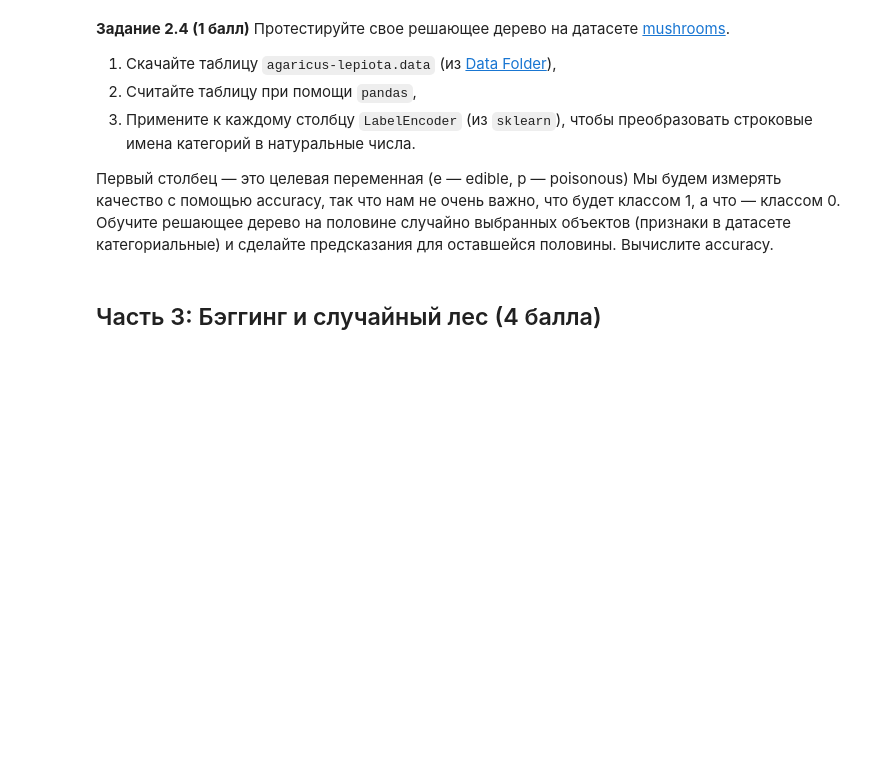
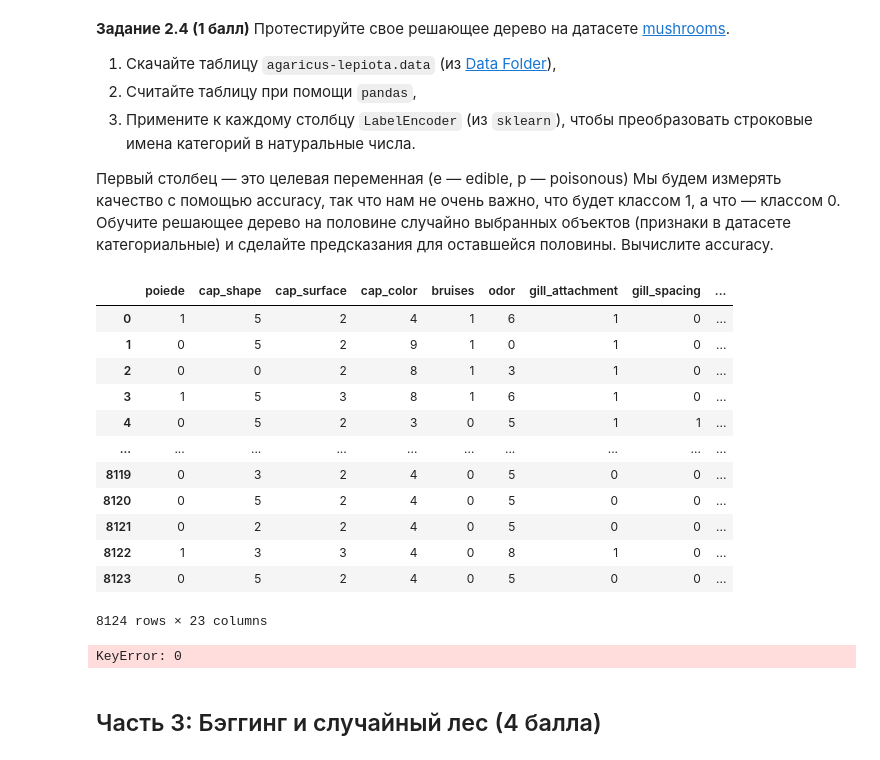
Before and after one commit to LostImagin4tion/iad-intro-ds, a Jupyter notebook: 2023/homeworks/hw07-trees/hw07-trees-rf.ipynb, the cells around one changed output. Cells and saved outputs as stored; diff of their text form; code cells hidden in the pictures; blank space fills up the shorter version.

```diff
--- a/2023/homeworks/hw07-trees/hw07-trees-rf.ipynb
+++ b/2023/homeworks/hw07-trees/hw07-trees-rf.ipynb
@@ -455,0 +481,28 @@ class DecisionTree:
+# %%
+data = pd.read_csv(
+    "agaricus-lepiota.data",
+    header = None,
+    names = ["poiede","cap_shape","cap_surface","cap_color","bruises","odor" ,"gill_attachment","gill_spacing","gill_size","gill_color","stalk_shape","stalk_root", "stalk_surface_above_ring","stalk_surface_below_ring", "stalk_color_above_ring","stalk_color_below_ring","veil_type","veil_color","ring_number","ring_type","spore_print_color","population","habitat"]
+)
+
+encoder = LabelEncoder()
+data = data.apply(lambda x: encoder.fit_transform(x))
+
+display(data)
+
+y = data['poiede']
+X = data.drop('poiede', axis=1)
+# %% [output]
+|  | poiede | cap_shape | cap_surface | cap_color | bruises | odor | gill_attachment | gill_spacing | ... |
+| 0 | 1 | 5 | 2 | 4 | 1 | 6 | 1 | 0 | ... |
+| 1 | 0 | 5 | 2 | 9 | 1 | 0 | 1 | 0 | ... |
+| 2 | 0 | 0 | 2 | 8 | 1 | 3 | 1 | 0 | ... |
+| 3 | 1 | 5 | 3 | 8 | 1 | 6 | 1 | 0 | ... |
+| 4 | 0 | 5 | 2 | 3 | 0 | 5 | 1 | 1 | ... |
+| ... | ... | ... | ... | ... | ... | ... | ... | ... | ... |
+| 8119 | 0 | 3 | 2 | 4 | 0 | 5 | 0 | 0 | ... |
+| 8120 | 0 | 5 | 2 | 4 | 0 | 5 | 0 | 0 | ... |
+| 8121 | 0 | 2 | 2 | 4 | 0 | 5 | 0 | 0 | ... |
+| 8122 | 1 | 3 | 3 | 4 | 0 | 8 | 1 | 0 | ... |
+| 8123 | 0 | 5 | 2 | 4 | 0 | 5 | 0 | 0 | ... |
+8124 rows × 23 columns
@@ -456,3 +512,15 @@ class DecisionTree:
+# %%
+X_train, X_test, y_train, y_test = train_test_split(X, y, test_size=0.5, random_state=4)
+
+dt=DecisionTree(['categorical']*X.columns.shape[0],task="classification")
+dt.fit(X_train, y_train)
+y_pred = dt.predict(X_test)
+
+display(accuracy_score(y_test,y_pred))
+
+# я хз, код падает в методе решающего дерева, которые я не писал и не трогал :/
+# %% [output]
+KeyError: 0
 # %% [markdown]
 ## Часть 3: Бэггинг и случайный лес (4 балла)
 # %% [markdown]
```
Also changed, not shown: parts of 31 cells of this notebook, 1 other file.
